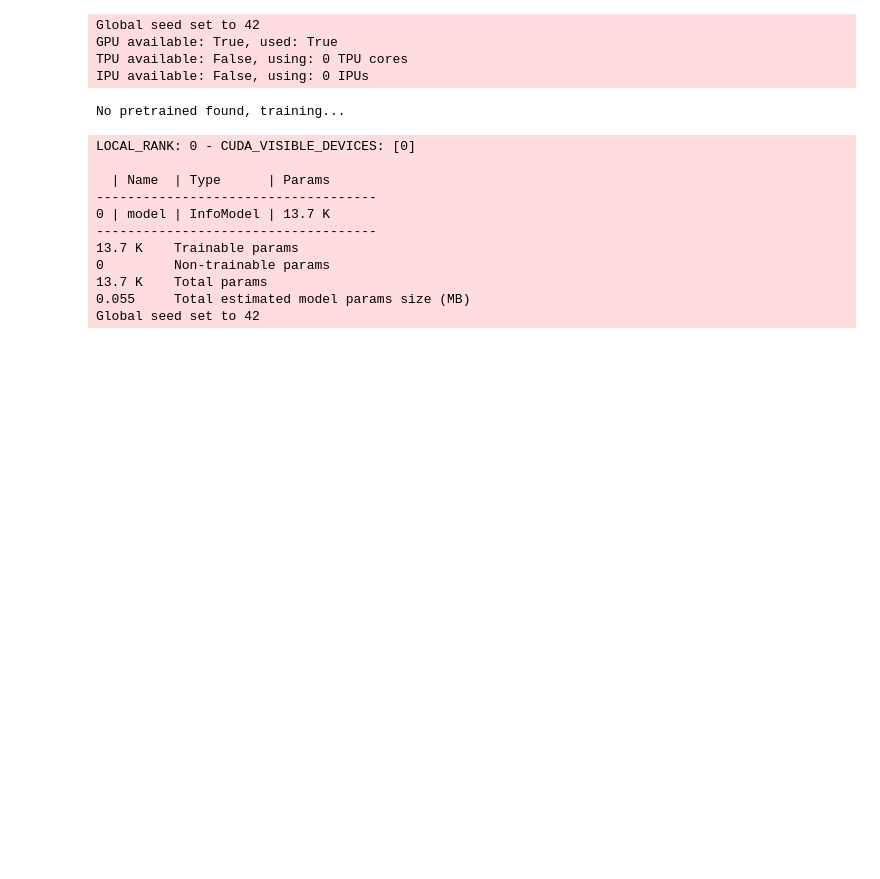
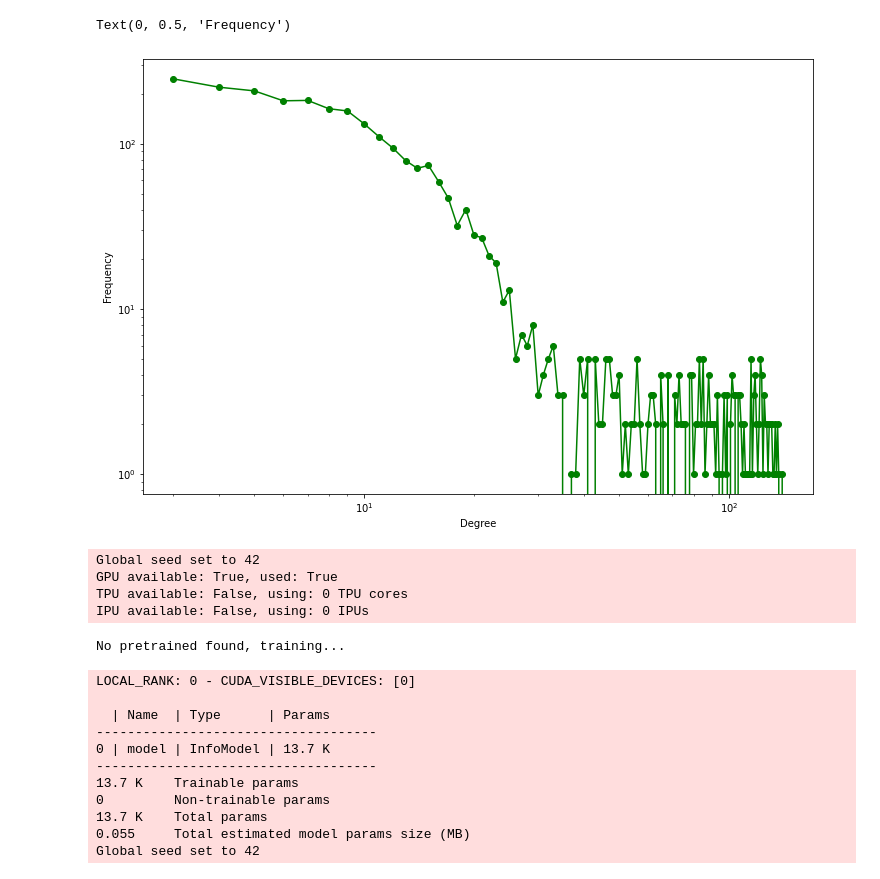
Before and after one commit to andrei-rusu/control-diffusion, a Jupyter notebook: EpidemicRun.ipynb, the cells around one changed output. Saved outputs shown, nothing was run; the diff lists cells and outputs as text; code cells hidden in the pictures; blank space fills up the shorter version.

```diff
--- a/EpidemicRun.ipynb
+++ b/EpidemicRun.ipynb
@@ -1,3 +27,24 @@
+# %%
+import networkx as nx
+import lib.tracing.network as net
+import lib.tracing.utils as ut
+import matplotlib.pyplot as plt
+ut.rel(net)
+
+n = 3000
+m = 3
+# G = nx.barabasi_albert_graph(n,m)
+G = net.get_random(netsize=n, k=150, typ='config:2.68,3.2e-3:-4.44,11.18:.36', p=1)
+
+degree_freq = nx.degree_histogram(G)
+degrees = range(len(degree_freq))
+plt.figure(figsize=(12, 8))
+plt.loglog(degrees[m:], degree_freq[m:],'go-')
+plt.xlabel('Degree')
+plt.ylabel('Frequency')
+# %% [output]
+Text(0, 0.5, 'Frequency')
+[figure, added]
 # %%
 import torch
 import torch.nn.functional as F
```
Also changed, not shown: parts of 5 cells of this notebook, 1 other file.
